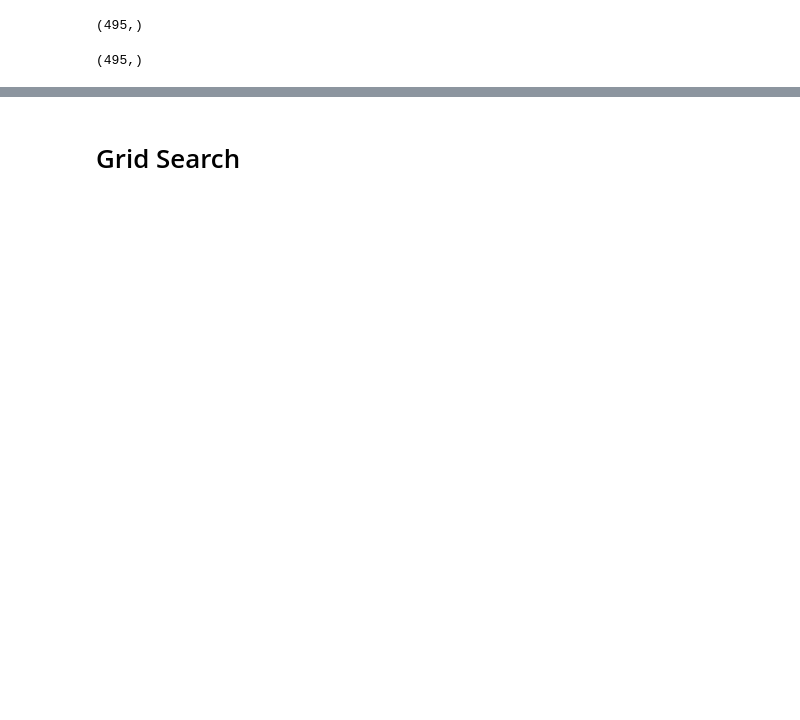
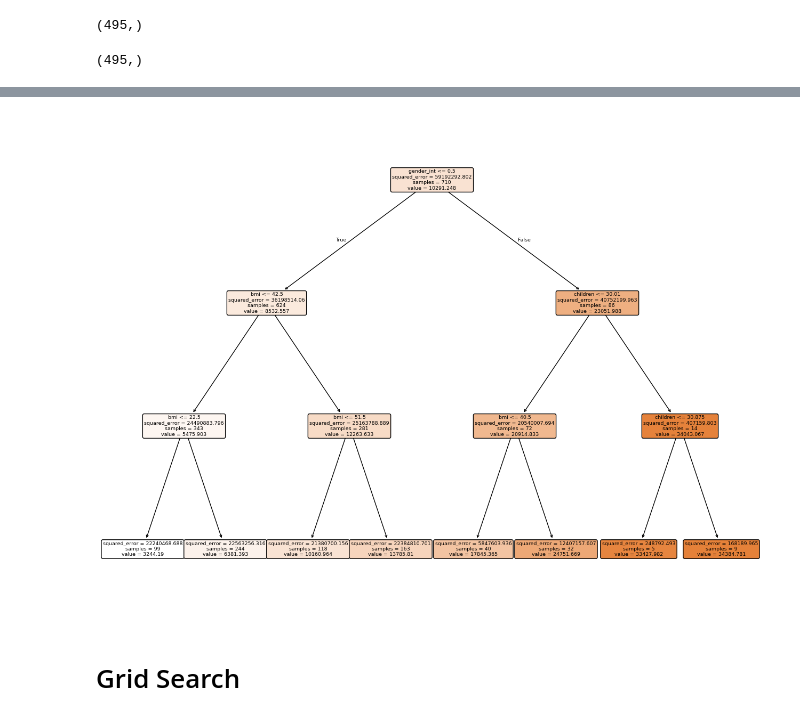
Before and after one commit to deepw98/project1.1, a Jupyter notebook: project1.2.ipynb, the cells around one changed output, grey strips where cells are left out. Saved outputs shown, nothing was run; the diff lists cells and outputs as text; code cells hidden in the pictures; blank space fills up the shorter version.

```diff
--- a/project1.2.ipynb
+++ b/project1.2.ipynb
@@ -264,3 +233,9 @@ from sklearn import tree
+# %%
+plt.figure(figsize=(16,12))
+plot_tree(model, filled=True, feature_names=['bmi', 'children', 'smoker_int', 'gender_int'], class_names=['charges'], rounded=True)
+plt.show()
+# %% [output]
+[figure, added]
 # %% [markdown]
 # Grid Search
 # %%
```
Also changed, not shown: parts of 28 cells of this notebook.
